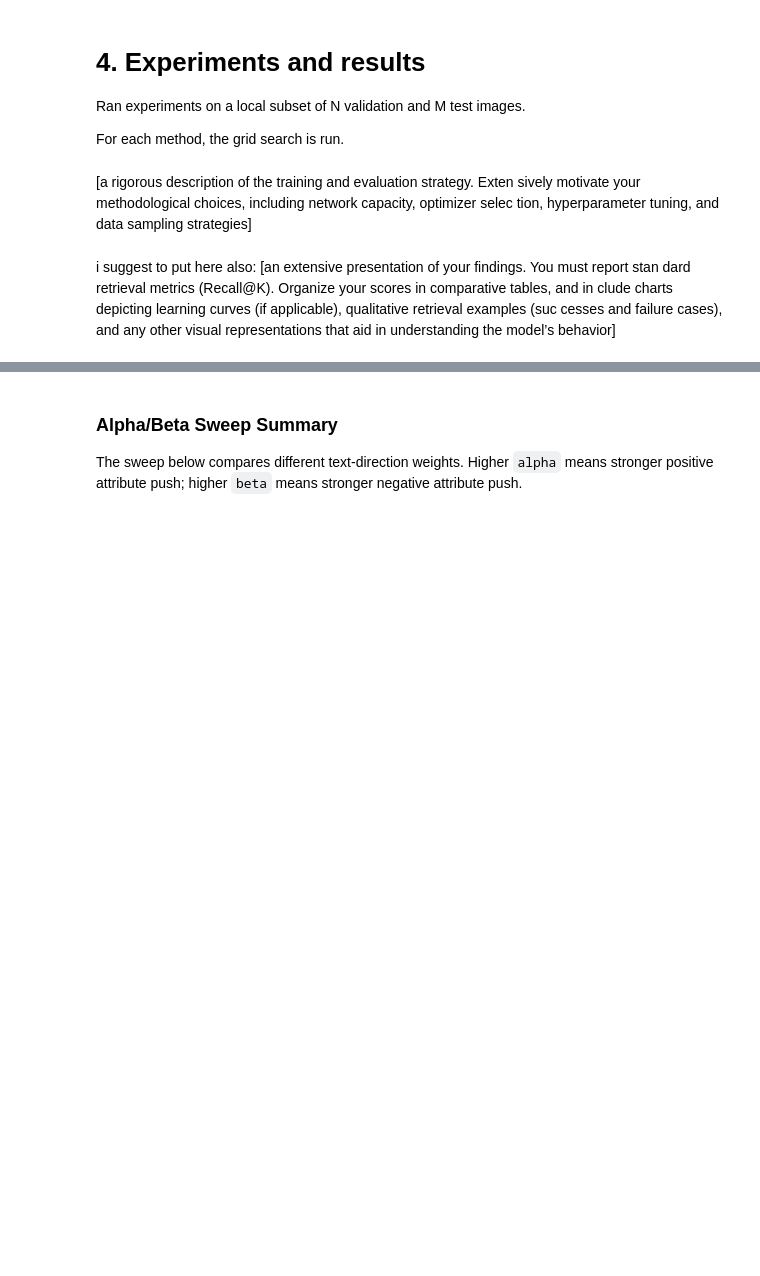
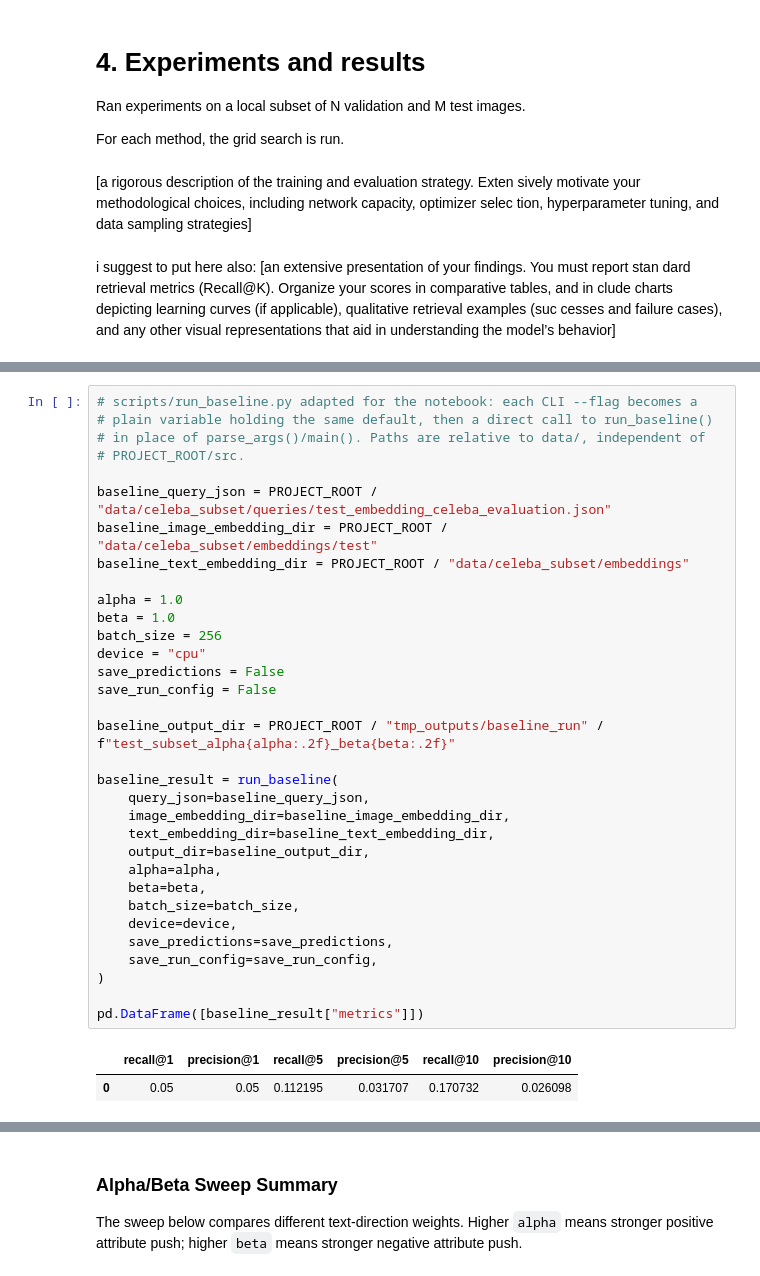
Before and after one commit to rimsha-afzal/compositional-image-retrieval, a Jupyter notebook: notebooks/working_notebook.ipynb, the cells around one changed output, grey strips where cells are left out. Drawn from its saved outputs; the diff is of its cells as text; blank space fills up the shorter version.

```diff
--- a/notebooks/working_notebook.ipynb
+++ b/notebooks/working_notebook.ipynb
@@ -246,3 +519,39 @@ where:
+# %%
+# scripts/run_baseline.py adapted for the notebook: each CLI --flag becomes a
+# plain variable holding the same default, then a direct call to run_baseline()
+# in place of parse_args()/main(). Paths are relative to data/, independent of
+# PROJECT_ROOT/src.
+
+baseline_query_json = PROJECT_ROOT / "data/celeba_subset/queries/test_embedding_celeba_evaluation.json"
+baseline_image_embedding_dir = PROJECT_ROOT / "data/celeba_subset/embeddings/test"
+baseline_text_embedding_dir = PROJECT_ROOT / "data/celeba_subset/embeddings"
+
+alpha = 1.0
+beta = 1.0
+batch_size = 256
+device = "cpu"
+save_predictions = False
+save_run_config = False
+
+baseline_output_dir = PROJECT_ROOT / "tmp_outputs/baseline_run" / f"test_subset_alpha{alpha:.2f}_beta{beta:.2f}"
+
+baseline_result = run_baseline(
+    query_json=baseline_query_json,
+    image_embedding_dir=baseline_image_embedding_dir,
+    text_embedding_dir=baseline_text_embedding_dir,
+    output_dir=baseline_output_dir,
+    alpha=alpha,
+    beta=beta,
+    batch_size=batch_size,
+    device=device,
+    save_predictions=save_predictions,
+    save_run_config=save_run_config,
+)
+
+pd.DataFrame([baseline_result["metrics"]])
+# %% [output]
+|  | recall@1 | precision@1 | recall@5 | precision@5 | recall@10 | precision@10 |
+| 0 | 0.05 | 0.05 | 0.112195 | 0.031707 | 0.170732 | 0.026098 |
 # %% [markdown]
 ## 4.2. Gated fusion grid search
 
```
Also changed, not shown: parts of 9 cells of this notebook.
